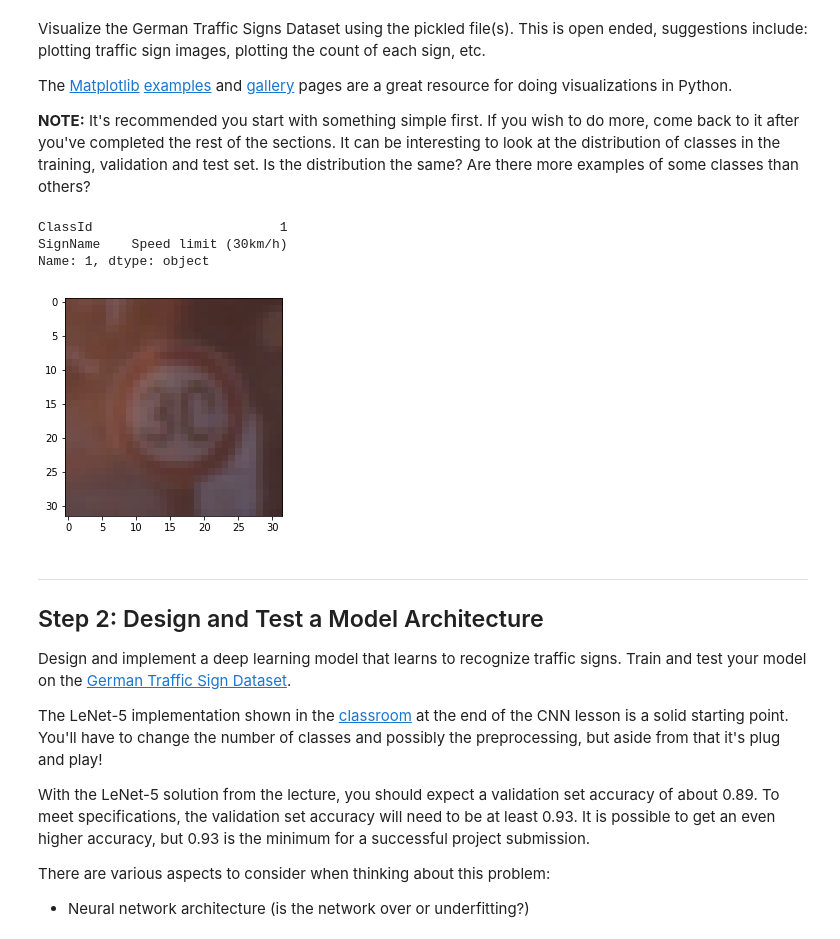
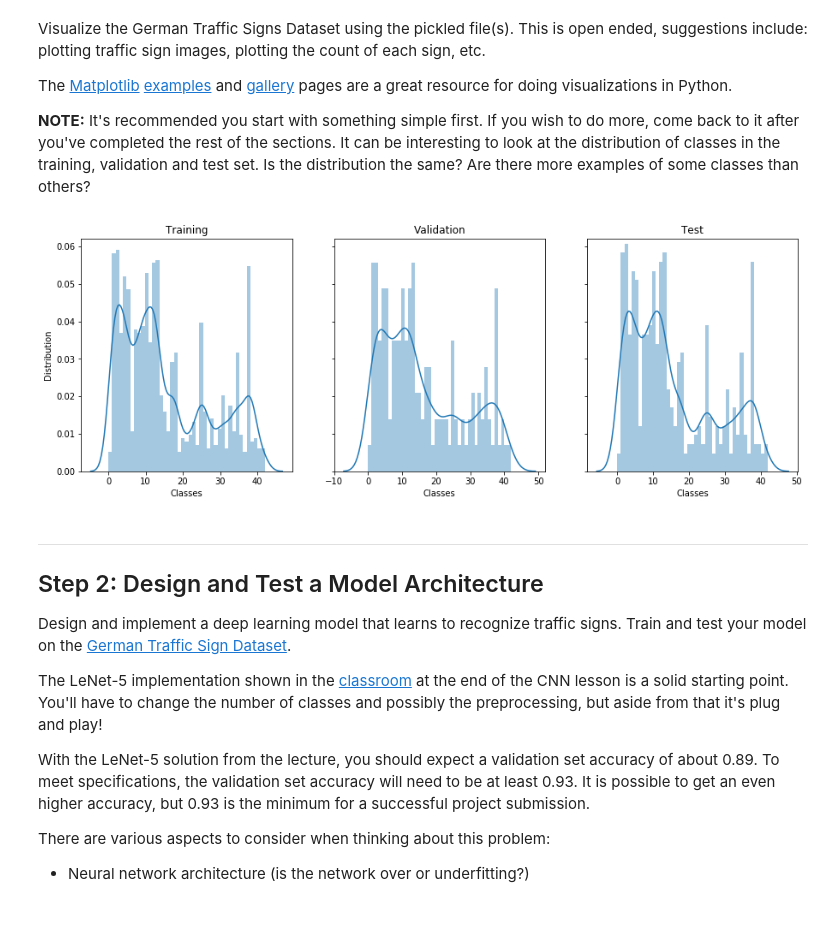
Before and after one commit to rajatsharma01/CarND-Traffic-Sign-Classifier-Project, a Jupyter notebook: Traffic_Sign_Classifier.ipynb, the cells around one changed output. Cells and saved outputs as stored; diff of their text form; code cells hidden in the pictures.

```diff
--- a/Traffic_Sign_Classifier.ipynb
+++ b/Traffic_Sign_Classifier.ipynb
@@ -95,21 +95,28 @@ Visualize the German Traffic Signs Dataset using the pickled file(s). This is op
 The [Matplotlib](http://matplotlib.org/) [examples](http://matplotlib.org/examples/index.html) and [gallery](http://matplotlib.org/gallery.html) pages are a great resource for doing visualizations in Python.
 
 **NOTE:** It's recommended you start with something simple first. If you wish to do more, come back to it after you've completed the rest of the sections. It can be interesting to look at the distribution of classes in the training, validation and test set. Is the distribution the same? Are there more examples of some classes than others?
-# %%
-### Data exploration visualization code goes here.
-### Feel free to use as many code cells as needed.
-import matplotlib.pyplot as plt
-# Visualizations will be shown in the notebook.
-%matplotlib inline
-
-i = np.random.randint(0, n_train)
-plt.imshow(X_train[i], aspect='equal')
-print(signmap.iloc[y_train[i]])
-# %% [output]
-ClassId                        1
-SignName    Speed limit (30km/h)
-Name: 1, dtype: object
-[figure, removed]
+# %%
+### Data exploration visualization code goes here.
+### Feel free to use as many code cells as needed.
+import matplotlib.pyplot as plt
+# Visualizations will be shown in the notebook.
+%matplotlib inline
+
+import seaborn as sns
+
+fig, axs = plt.subplots(ncols=3, figsize=(15,5), sharey=True)
+_ = sns.distplot(y_train, bins=n_classes, ax=axs[0])
+_ = sns.distplot(y_valid, bins=n_classes, ax=axs[1])
+_ = sns.distplot(y_test, bins=n_classes, ax=axs[2])
+_ = axs[0].set_title('Training')
+_ = axs[1].set_title('Validation')
+_ = axs[2].set_title('Test')
+_ = axs[0].set_xlabel('Classes')
+_ = axs[1].set_xlabel('Classes')
+_ = axs[2].set_xlabel('Classes')
+_ = axs[0].set_ylabel('Distribution')
+# %% [output]
+[figure, added]
 # %% [markdown]
 ----
 
```
Also changed, not shown: parts of 15 cells of this notebook.
